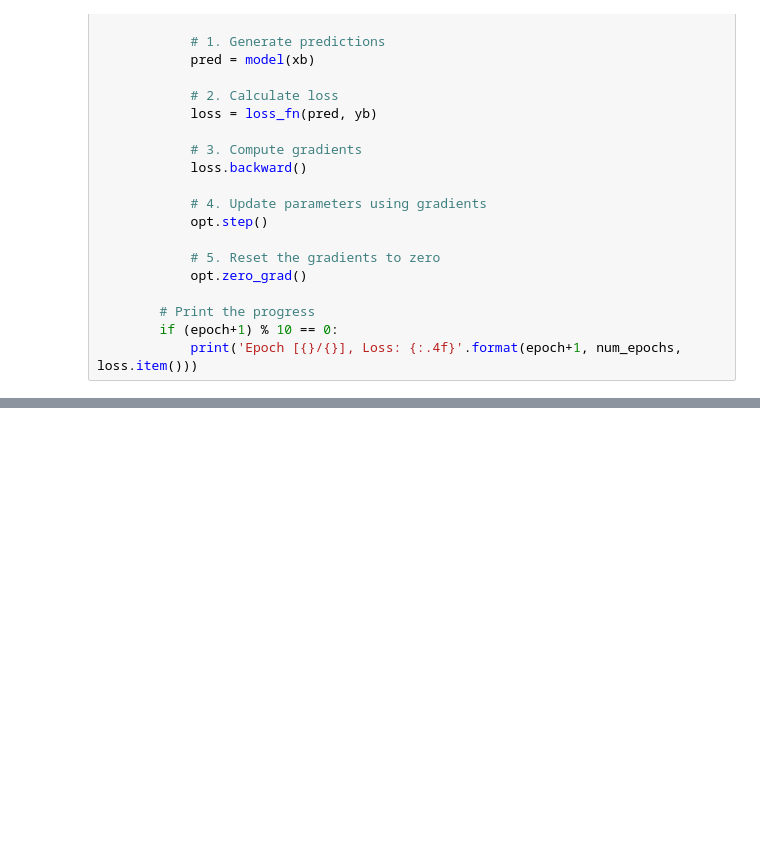
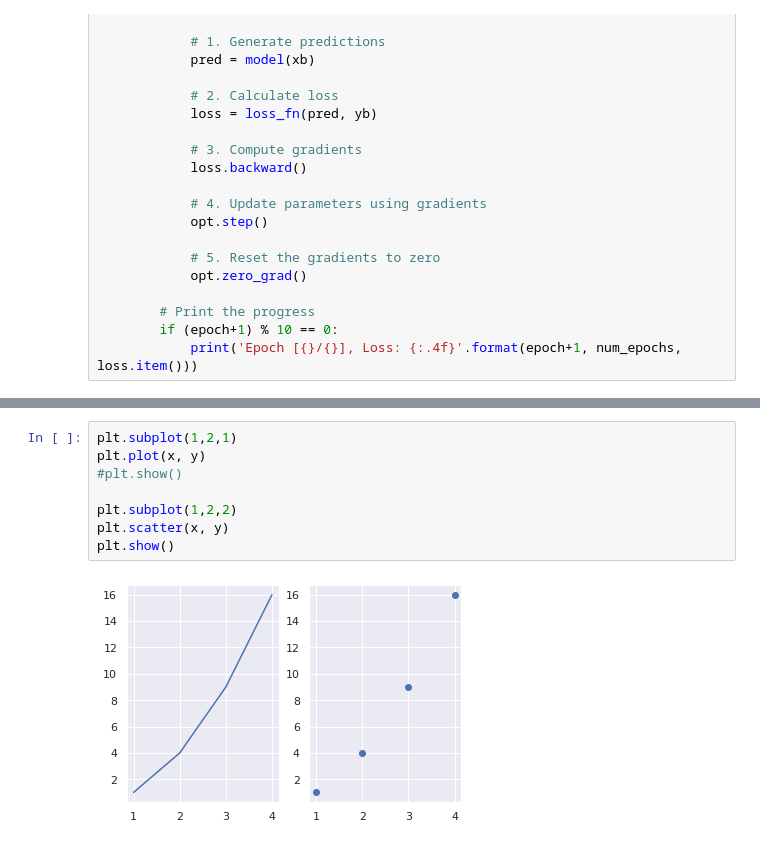
Before and after one commit to aruntakhur/NWP, a Jupyter notebook: NWP_2021.ipynb, the cells around one changed output, grey strips where cells are left out. Drawn from its saved outputs; the diff is of its cells as text; blank space fills up the shorter version.

```diff
--- a/NWP_2021.ipynb
+++ b/NWP_2021.ipynb
@@ -806,0 +839,10 @@ tensor([[55.5506, 67.6579]], grad_fn=<AddmmBackward>)
+# %%
+plt.subplot(1,2,1)
+plt.plot(x, y)
+#plt.show()
+
+plt.subplot(1,2,2)
+plt.scatter(x, y)
+plt.show()
+# %% [output]
+[figure, added]
```
Also changed, not shown: parts of 25 cells of this notebook.
